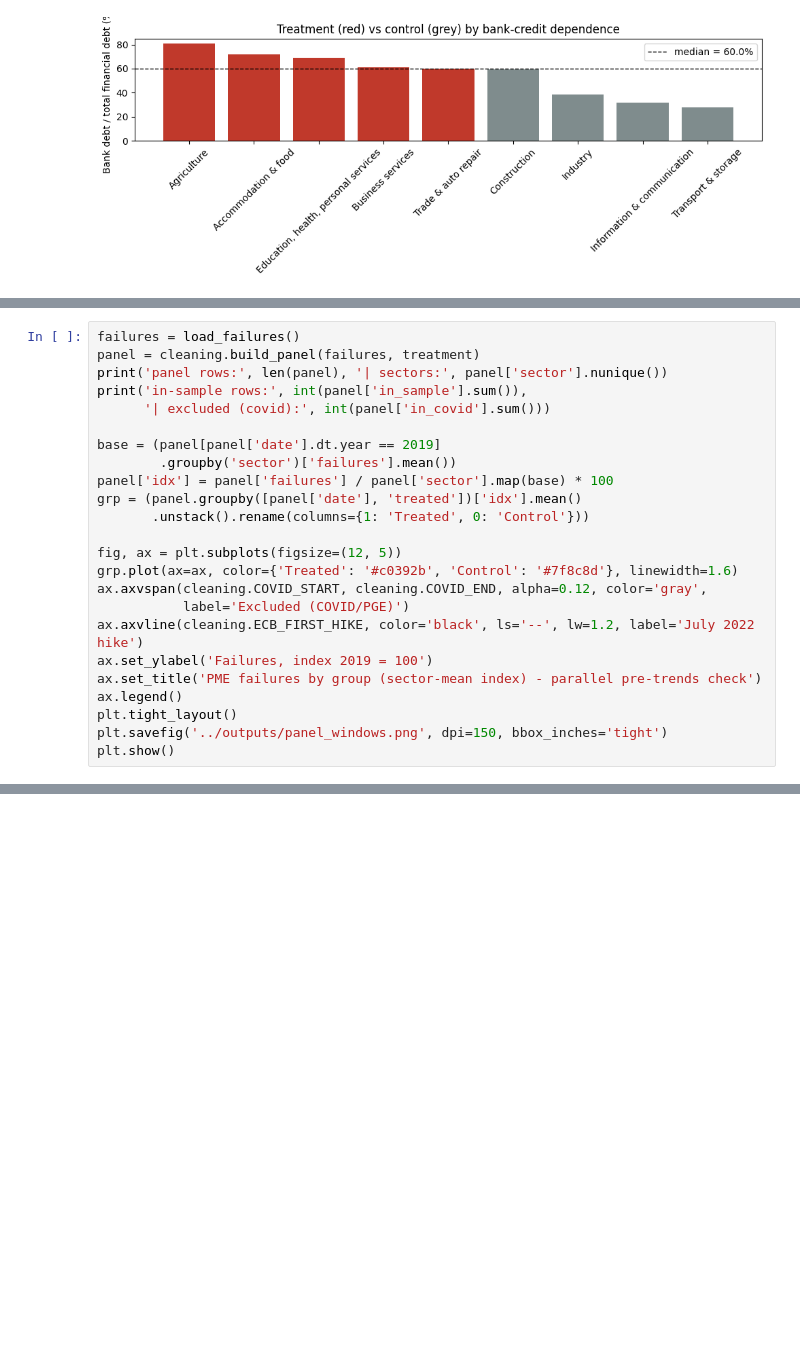
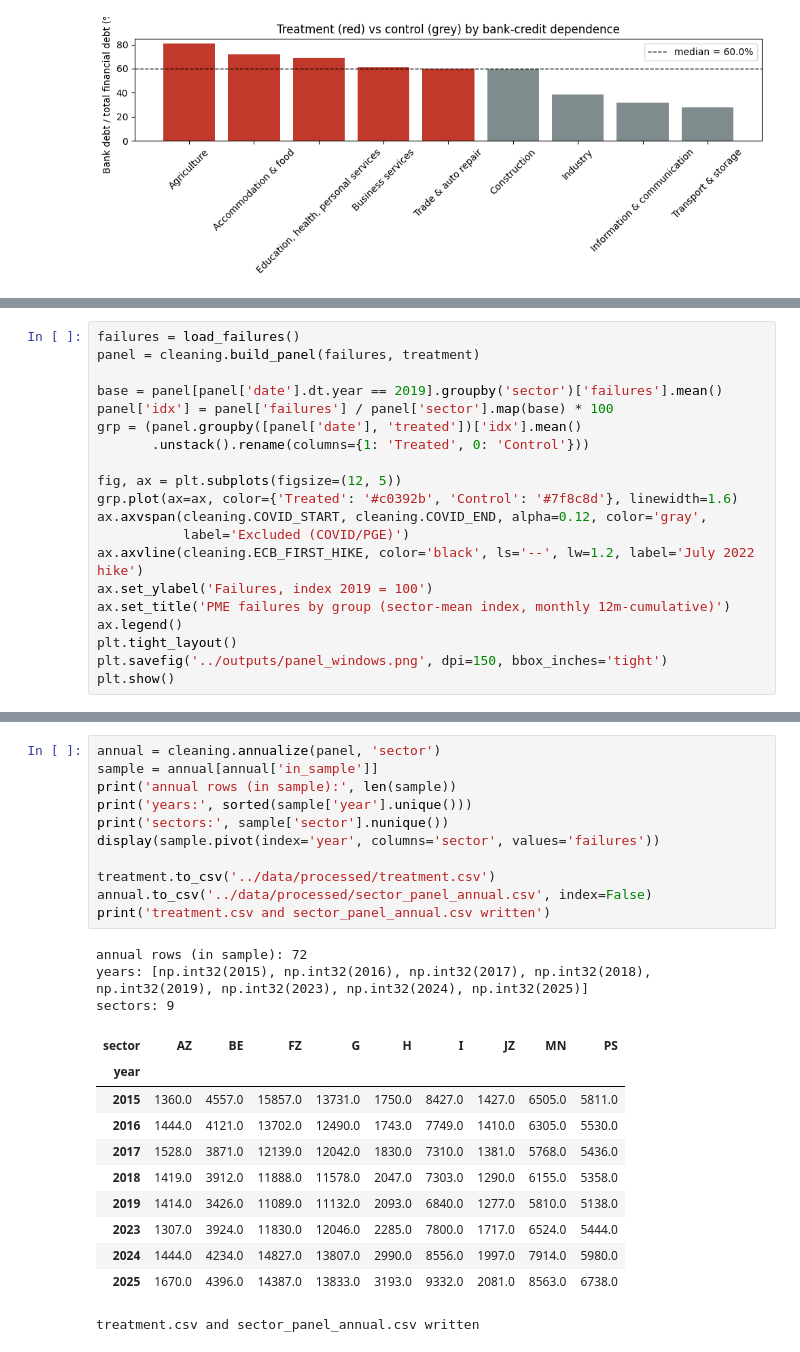
Before and after one commit to nilsgdc/ecb-rate-shock-sme-failures, a Jupyter notebook: notebooks/02_cleaning.ipynb, the cells around one changed output, grey strips where cells are left out. Drawn from its saved outputs; the diff is of its cells as text; blank space fills up the shorter version.

```diff
--- a/notebooks/02_cleaning.ipynb
+++ b/notebooks/02_cleaning.ipynb
@@ -62,12 +60,8 @@ The dependent variable is the 12-month rolling cumulative count of PME failures.
 # %%
 failures = load_failures()
 panel = cleaning.build_panel(failures, treatment)
-print('panel rows:', len(panel), '| sectors:', panel['sector'].nunique())
-print('in-sample rows:', int(panel['in_sample'].sum()),
-      '| excluded (covid):', int(panel['in_covid'].sum()))
 
-base = (panel[panel['date'].dt.year == 2019]
-        .groupby('sector')['failures'].mean())
+base = panel[panel['date'].dt.year == 2019].groupby('sector')['failures'].mean()
 panel['idx'] = panel['failures'] / panel['sector'].map(base) * 100
 grp = (panel.groupby([panel['date'], 'treated'])['idx'].mean()
        .unstack().rename(columns={1: 'Treated', 0: 'Control'}))
@@ -78,7 +72,7 @@ ax.axvspan(cleaning.COVID_START, cleaning.COVID_END, alpha=0.12, color='gray',
            label='Excluded (COVID/PGE)')
 ax.axvline(cleaning.ECB_FIRST_HIKE, color='black', ls='--', lw=1.2, label='July 2022 hike')
 ax.set_ylabel('Failures, index 2019 = 100')
-ax.set_title('PME failures by group (sector-mean index) - parallel pre-trends check')
+ax.set_title('PME failures by group (sector-mean index, monthly 12m-cumulative)')
 ax.legend()
 plt.tight_layout()
 plt.savefig('../outputs/panel_windows.png', dpi=150, bbox_inches='tight')
@@ -99,0 +85,26 @@ treatment.csv and sector_panel.csv written
+# %%
+annual = cleaning.annualize(panel, 'sector')
+sample = annual[annual['in_sample']]
+print('annual rows (in sample):', len(sample))
+print('years:', sorted(sample['year'].unique()))
+print('sectors:', sample['sector'].nunique())
+display(sample.pivot(index='year', columns='sector', values='failures'))
+
+treatment.to_csv('../data/processed/treatment.csv')
+annual.to_csv('../data/processed/sector_panel_annual.csv', index=False)
+print('treatment.csv and sector_panel_annual.csv written')
+# %% [output]
+annual rows (in sample): 72
+years: [np.int32(2015), np.int32(2016), np.int32(2017), np.int32(2018), np.int32(2019), np.int32(2023), np.int32(2024), np.int32(2025)]
+sectors: 9
+| sector | AZ | BE | FZ | G | H | I | JZ | MN | PS |
+| year |  |  |  |  |  |  |  |  |  |
+| 2015 | 1360.0 | 4557.0 | 15857.0 | 13731.0 | 1750.0 | 8427.0 | 1427.0 | 6505.0 | 5811.0 |
+| 2016 | 1444.0 | 4121.0 | 13702.0 | 12490.0 | 1743.0 | 7749.0 | 1410.0 | 6305.0 | 5530.0 |
+| 2017 | 1528.0 | 3871.0 | 12139.0 | 12042.0 | 1830.0 | 7310.0 | 1381.0 | 5768.0 | 5436.0 |
+| 2018 | 1419.0 | 3912.0 | 11888.0 | 11578.0 | 2047.0 | 7303.0 | 1290.0 | 6155.0 | 5358.0 |
+| 2019 | 1414.0 | 3426.0 | 11089.0 | 11132.0 | 2093.0 | 6840.0 | 1277.0 | 5810.0 | 5138.0 |
+| 2023 | 1307.0 | 3924.0 | 11830.0 | 12046.0 | 2285.0 | 7800.0 | 1717.0 | 6524.0 | 5444.0 |
+| 2024 | 1444.0 | 4234.0 | 14827.0 | 13807.0 | 2990.0 | 8556.0 | 1997.0 | 7914.0 | 5980.0 |
+| 2025 | 1670.0 | 4396.0 | 14387.0 | 13833.0 | 3193.0 | 9332.0 | 2081.0 | 8563.0 | 6738.0 |
+treatment.csv and sector_panel_annual.csv written
```
Also changed, not shown: parts of 8 cells of this notebook, 13 other files.
